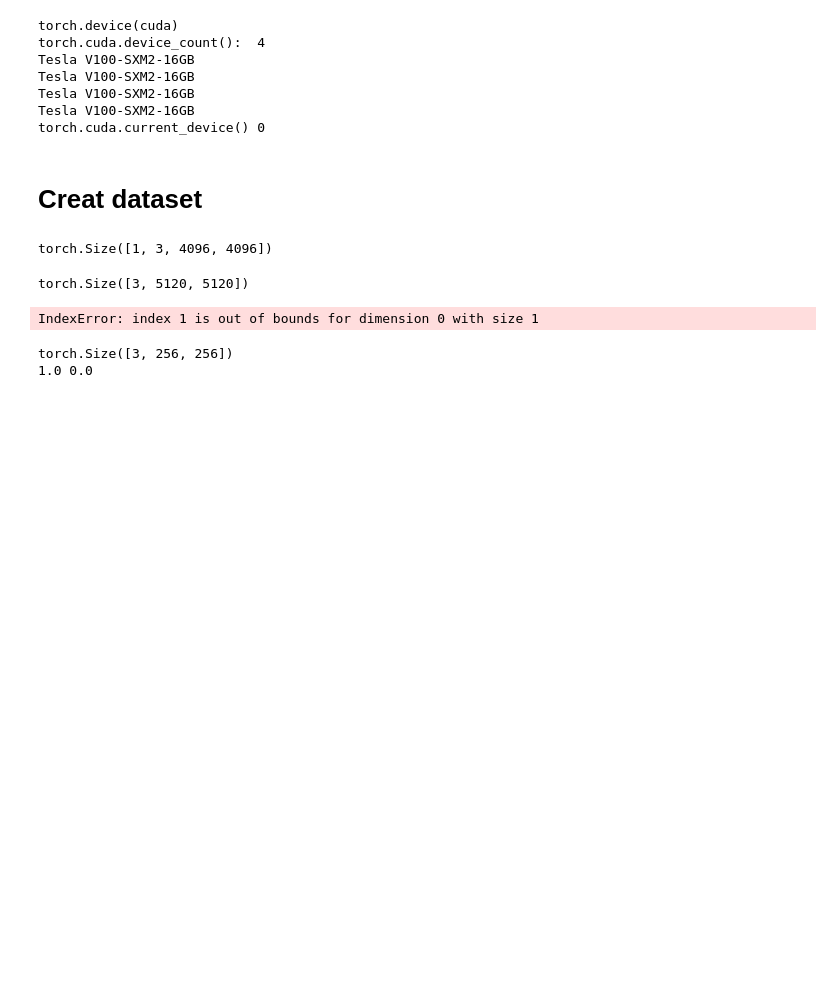
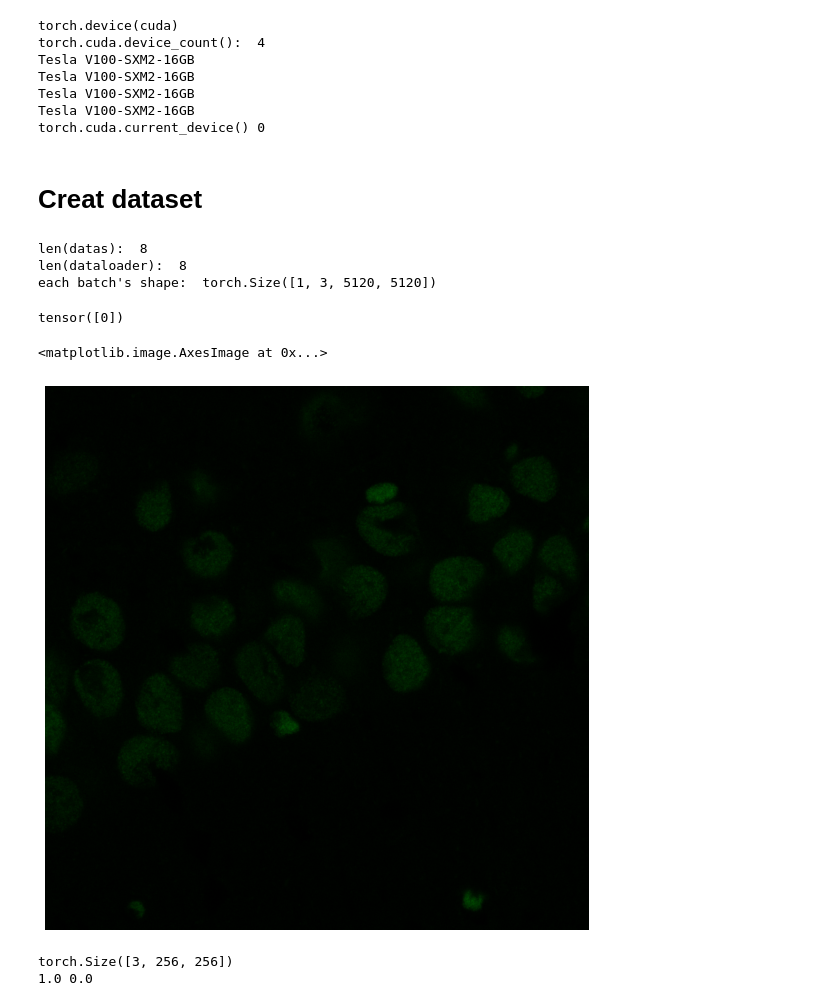
Before and after one commit to dddogwang/Generation-Cell, a Jupyter notebook: SRGAN_cell.ipynb, the cells around one changed output. Cells and saved outputs as stored; diff of their text form; code cells hidden in the pictures; blank space fills up the shorter version.

Commit message:
cell

```diff
--- a/SRGAN_cell.ipynb
+++ b/SRGAN_cell.ipynb
@@ -54,18 +45,40 @@ class lr_hr_ImageFolder(ImageFolder):
+# %%
+transform = transforms.Compose(
+    [
+#      transforms.Resize(image_size),
+#      transforms.CenterCrop(image_size),
+     transforms.ToTensor(),
+#      transforms.Normalize((0.5, 0.5, 0.5), (0.5, 0.5, 0.5))
+    ])
 # %%
 batch_size = 1
-conf_data = lr_hr_ImageFolder("../Datasets/DCGAN_data/210901Data/conf/", transform=transforms.ToTensor())
-sted_data = lr_hr_ImageFolder("../Datasets/DCGAN_data/210901Data/sted/", transform=transforms.ToTensor())
-train_loader = DataLoader(conf_data, batch_size, shuffle=True, num_workers=0)
+data = ImageFolder("../Datasets/DCGAN_data/Cell5120/", transform=transform)
+conf_data = ImageFolder("../Datasets/DCGAN_data/Cell5120/conf/", transform=transform)
+sted_data = ImageFolder("../Datasets/DCGAN_data/Cell5120/sted/", transform=transform)
+
+dataloader = DataLoader(data, batch_size, shuffle=True, num_workers=0)
+conf_dataloader = DataLoader(conf_data, batch_size, shuffle=True, num_workers=0)
+sted_dataloader = DataLoader(conf_data, batch_size, shuffle=True, num_workers=0)
+
+
+print("len(datas): ",len(data))
+print("len(dataloader): ", len(dataloader))
+imgs, labels = iter(dataloader).next()
+print("each batch's shape: ", imgs.shape)
+# %% [output]
+len(datas):  8
+len(dataloader):  8
+each batch's shape:  torch.Size([1, 3, 5120, 5120])
-# %%
-iter(train_loader).next().shape
-# %% [output]
-torch.Size([1, 3, 4096, 4096])
-# %%
-print(iter(train_loader).next()[0].shape)
-print(iter(train_loader).next()[1].shape)
-# %% [output]
-torch.Size([3, 5120, 5120])
-IndexError: index 1 is out of bounds for dimension 0 with size 1
+# %%
+imgs, labels = iter(dataloader).next()
+print(labels)
+plt.figure(figsize=(10,10))
+plt.axis("off")
+plt.imshow(np.transpose(imgs[0,:,:,:],(2,1,0))*20)
+# %% [output]
+tensor([0])
+<matplotlib.image.AxesImage at 0x...>
+[figure, added]
 # %%
 images_lr, images_hr = iter(train_loader).next()
 image=images_hr[0]
```
Also changed, not shown: parts of 2 cells of this notebook, 4 other files.
